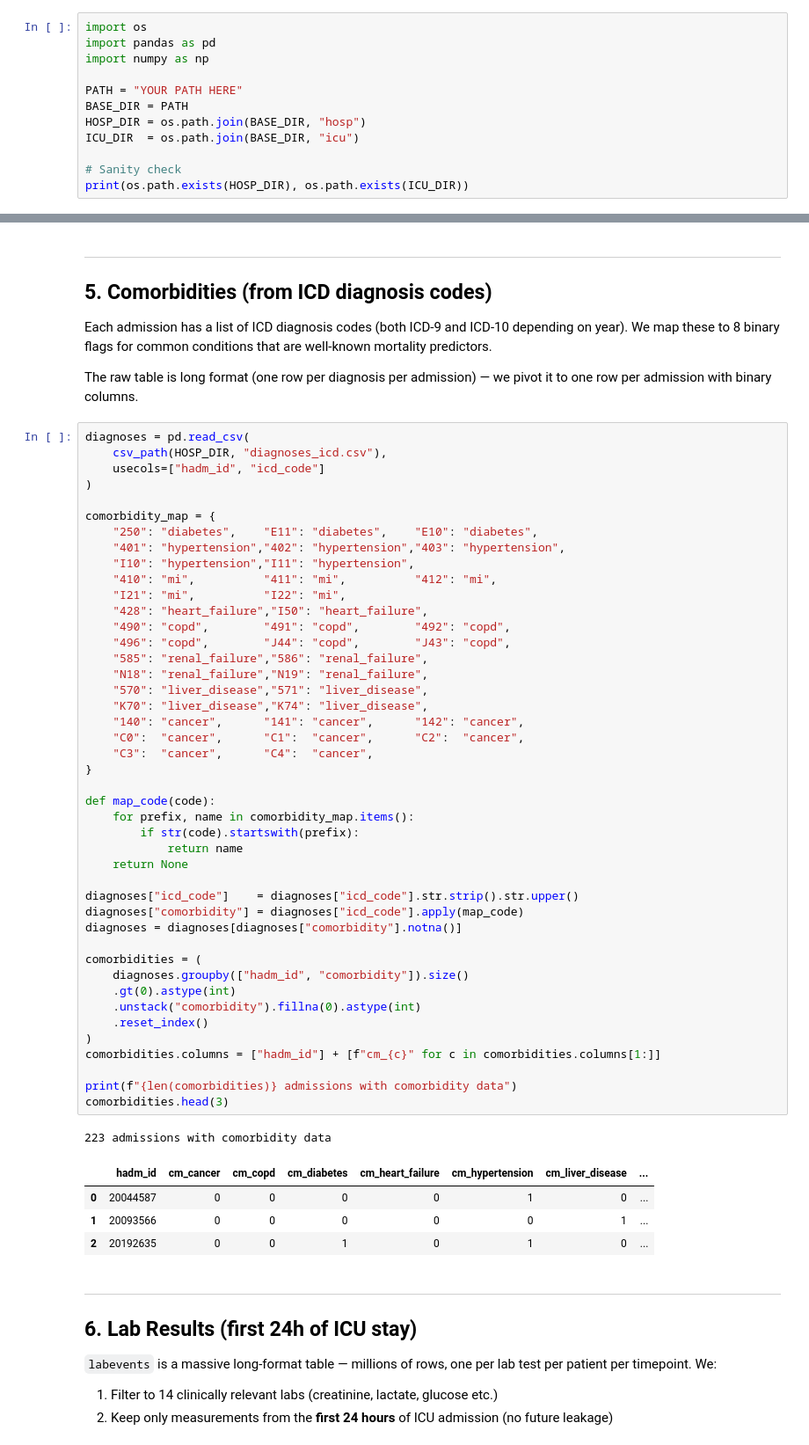
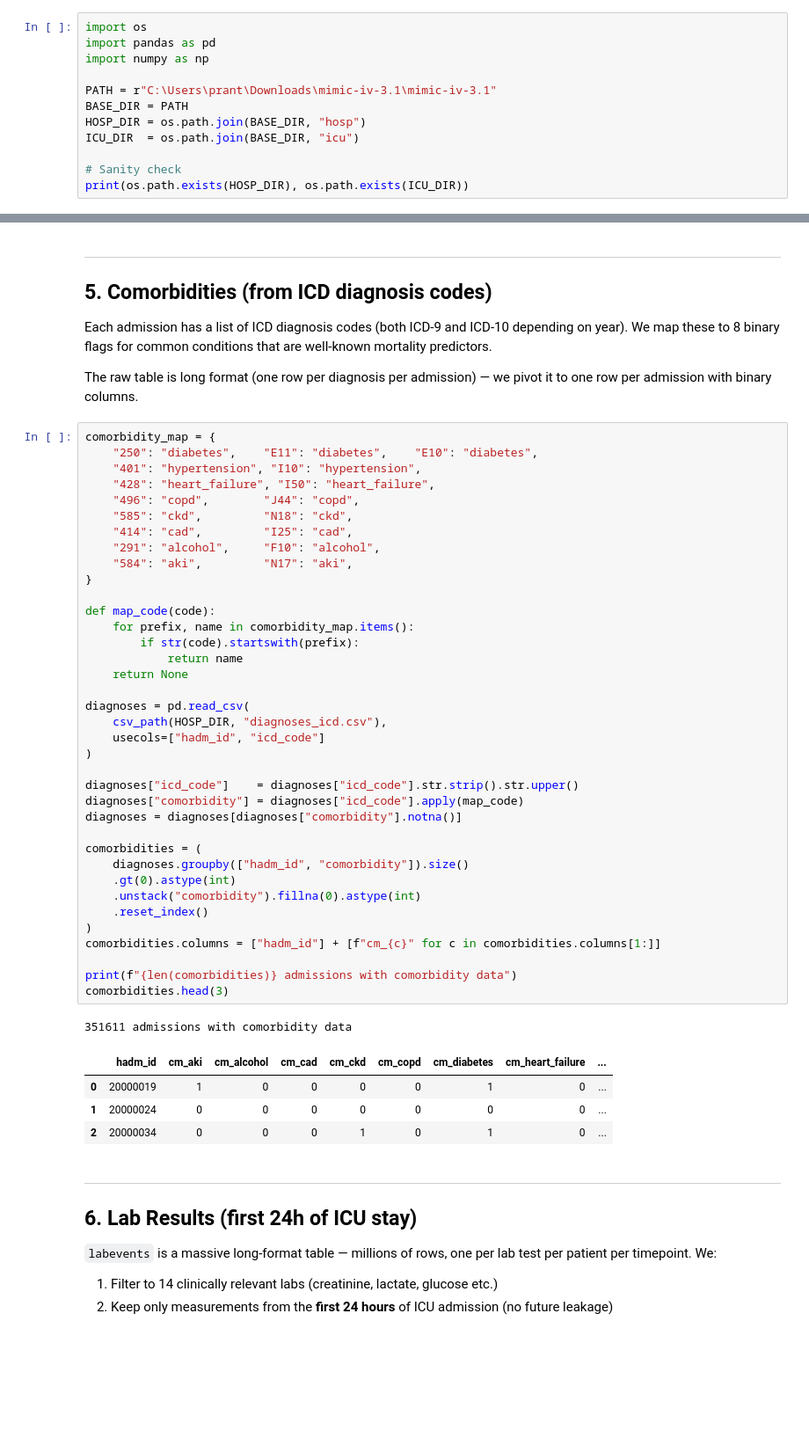
Before and after one commit to Pran-bho/Group-Research-Methods--Bias-and-Fairness, a Jupyter notebook: mimic_data_loading.ipynb, the cells around one changed output, grey strips where cells are left out. Shown at 88% size. Saved outputs shown, nothing was run; the diff lists cells and outputs as text; blank space fills up the shorter version.

```diff
--- a/mimic_data_loading.ipynb
+++ b/mimic_data_loading.ipynb
@@ -7,7 +7,7 @@ import os
 import pandas as pd
 import numpy as np
 
-PATH = "YOUR PATH HERE"
+PATH = r"C:\Users\prant\Downloads\mimic-iv-3.1\mimic-iv-3.1"
 BASE_DIR = PATH
 HOSP_DIR = os.path.join(BASE_DIR, "hosp")
 ICU_DIR  = os.path.join(BASE_DIR, "icu")
@@ -149,55 +151,48 @@ Each admission has a list of ICD diagnosis codes (both ICD-9 and ICD-10 dependin
 
 The raw table is long format (one row per diagnosis per admission) — we pivot it to one row per admission with binary columns.
 # %%
-diagnoses = pd.read_csv(
-    csv_path(HOSP_DIR, "diagnoses_icd.csv"),
-    usecols=["hadm_id", "icd_code"]
-)
-
 comorbidity_map = {
     "250": "diabetes",    "E11": "diabetes",    "E10": "diabetes",
-    "401": "hypertension","402": "hypertension","403": "hypertension",
-    "I10": "hypertension","I11": "hypertension",
-    "410": "mi",          "411": "mi",          "412": "mi",
-    "I21": "mi",          "I22": "mi",
-    "428": "heart_failure","I50": "heart_failure",
-    "490": "copd",        "491": "copd",        "492": "copd",
-    "496": "copd",        "J44": "copd",        "J43": "copd",
-    "585": "renal_failure","586": "renal_failure",
-    "N18": "renal_failure","N19": "renal_failure",
-    "570": "liver_disease","571": "liver_disease",
-    "K70": "liver_disease","K74": "liver_disease",
-    "140": "cancer",      "141": "cancer",      "142": "cancer",
-    "C0":  "cancer",      "C1":  "cancer",      "C2":  "cancer",
-    "C3":  "cancer",      "C4":  "cancer",
+    "401": "hypertension", "I10": "hypertension",
+    "428": "heart_failure", "I50": "heart_failure",
+    "496": "copd",        "J44": "copd",
+    "585": "ckd",         "N18": "ckd",
+    "414": "cad",         "I25": "cad",
+    "291": "alcohol",     "F10": "alcohol",
+    "584": "aki",         "N17": "aki",
 }
 
 def map_code(code):
     for prefix, name in comorbidity_map.items():
         if str(code).startswith(prefix):
             return name
     return None
+
+diagnoses = pd.read_csv(
+    csv_path(HOSP_DIR, "diagnoses_icd.csv"),
+    usecols=["hadm_id", "icd_code"]
+)
 
 diagnoses["icd_code"]    = diagnoses["icd_code"].str.strip().str.upper()
 diagnoses["comorbidity"] = diagnoses["icd_code"].apply(map_code)
 diagnoses = diagnoses[diagnoses["comorbidity"].notna()]
 
 comorbidities = (
     diagnoses.groupby(["hadm_id", "comorbidity"]).size()
     .gt(0).astype(int)
     .unstack("comorbidity").fillna(0).astype(int)
     .reset_index()
 )
 comorbidities.columns = ["hadm_id"] + [f"cm_{c}" for c in comorbidities.columns[1:]]
 
 print(f"{len(comorbidities)} admissions with comorbidity data")
 comorbidities.head(3)
 # %% [output]
-223 admissions with comorbidity data
+351611 admissions with comorbidity data
-|  | hadm_id | cm_cancer | cm_copd | cm_diabetes | cm_heart_failure | cm_hypertension | cm_liver_disease | ... |
-| 0 | 20044587 | 0 | 0 | 0 | 0 | 1 | 0 | ... |
-| 1 | 20093566 | 0 | 0 | 0 | 0 | 0 | 1 | ... |
-| 2 | 20192635 | 0 | 0 | 1 | 0 | 1 | 0 | ... |
+|  | hadm_id | cm_aki | cm_alcohol | cm_cad | cm_ckd | cm_copd | cm_diabetes | cm_heart_failure | ... |
+| 0 | 20000019 | 1 | 0 | 0 | 0 | 0 | 1 | 0 | ... |
+| 1 | 20000024 | 0 | 0 | 0 | 0 | 0 | 0 | 0 | ... |
+| 2 | 20000034 | 0 | 0 | 0 | 1 | 0 | 1 | 0 | ... |
 # %% [markdown]
 ---
 ## 6. Lab Results (first 24h of ICU stay)
```
Also changed, not shown: parts of 9 cells of this notebook, 19 other files.
